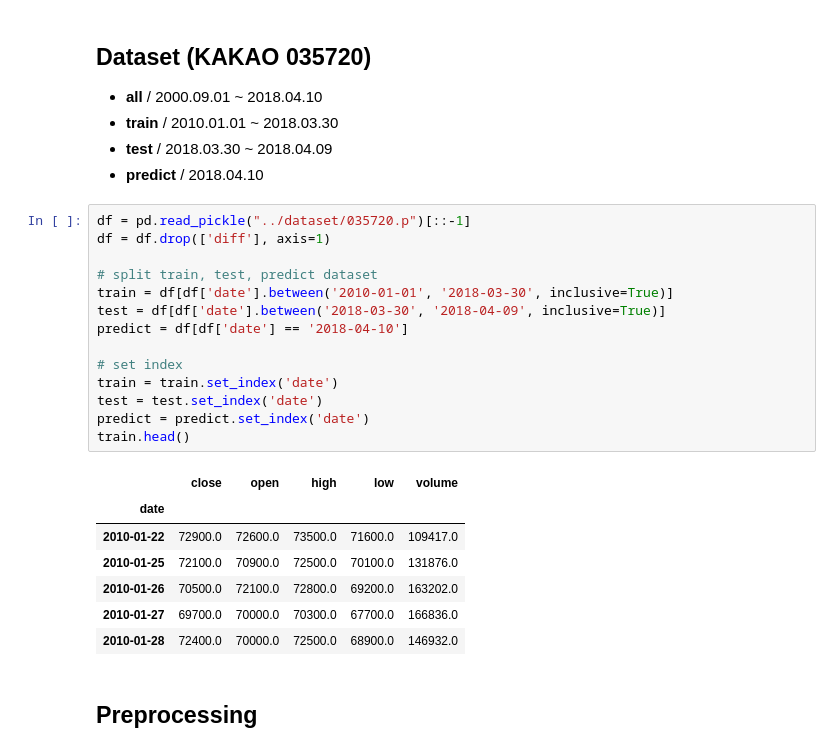
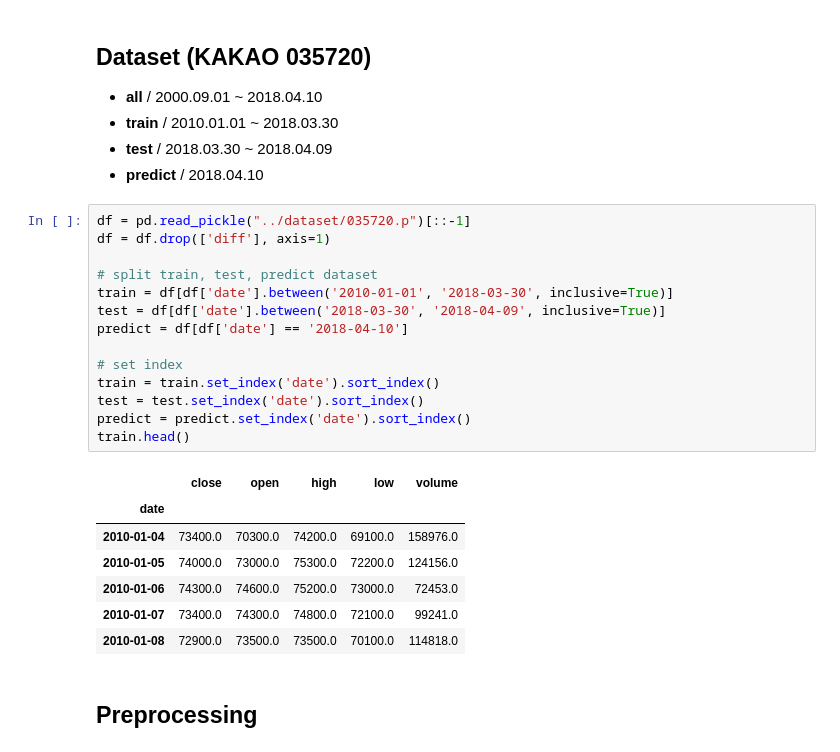
Before and after one commit to Swalloow/quantist, a Jupyter notebook: notebook/stock-prediction-rnn.ipynb, the cells around one changed output. Drawn from its saved outputs; the diff is of its cells as text.

```diff
--- a/notebook/stock-prediction-rnn.ipynb
+++ b/notebook/stock-prediction-rnn.ipynb
@@ -16,25 +18,25 @@ import time
 # %%
 df = pd.read_pickle("../dataset/035720.p")[::-1]
 df = df.drop(['diff'], axis=1)
 
 # split train, test, predict dataset
 train = df[df['date'].between('2010-01-01', '2018-03-30', inclusive=True)]
 test = df[df['date'].between('2018-03-30', '2018-04-09', inclusive=True)]
 predict = df[df['date'] == '2018-04-10']
 
 # set index
-train = train.set_index('date')
-test = test.set_index('date')
-predict = predict.set_index('date')
+train = train.set_index('date').sort_index()
+test = test.set_index('date').sort_index()
+predict = predict.set_index('date').sort_index()
 train.head()
 # %% [output]
 |  | close | open | high | low | volume |
 | date |  |  |  |  |  |
-| 2010-01-22 | 72900.0 | 72600.0 | 73500.0 | 71600.0 | 109417.0 |
-| 2010-01-25 | 72100.0 | 70900.0 | 72500.0 | 70100.0 | 131876.0 |
-| 2010-01-26 | 70500.0 | 72100.0 | 72800.0 | 69200.0 | 163202.0 |
-| 2010-01-27 | 69700.0 | 70000.0 | 70300.0 | 67700.0 | 166836.0 |
-| 2010-01-28 | 72400.0 | 70000.0 | 72500.0 | 68900.0 | 146932.0 |
+| 2010-01-04 | 73400.0 | 70300.0 | 74200.0 | 69100.0 | 158976.0 |
+| 2010-01-05 | 74000.0 | 73000.0 | 75300.0 | 72200.0 | 124156.0 |
+| 2010-01-06 | 74300.0 | 74600.0 | 75200.0 | 73000.0 | 72453.0 |
+| 2010-01-07 | 73400.0 | 74300.0 | 74800.0 | 72100.0 | 99241.0 |
+| 2010-01-08 | 72900.0 | 73500.0 | 73500.0 | 70100.0 | 114818.0 |
 # %% [markdown]
 ## Preprocessing
 # %%
```
Also changed, not shown: parts of 4 cells of this notebook, 1 other file.
